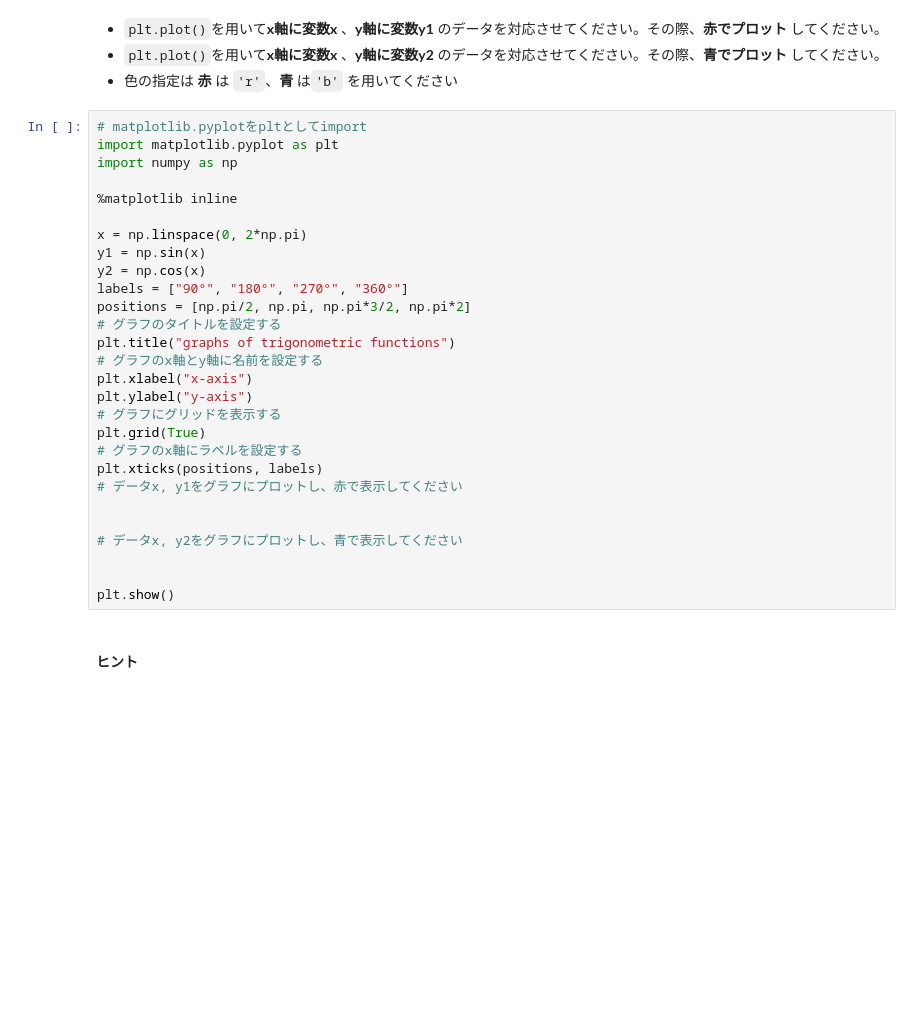
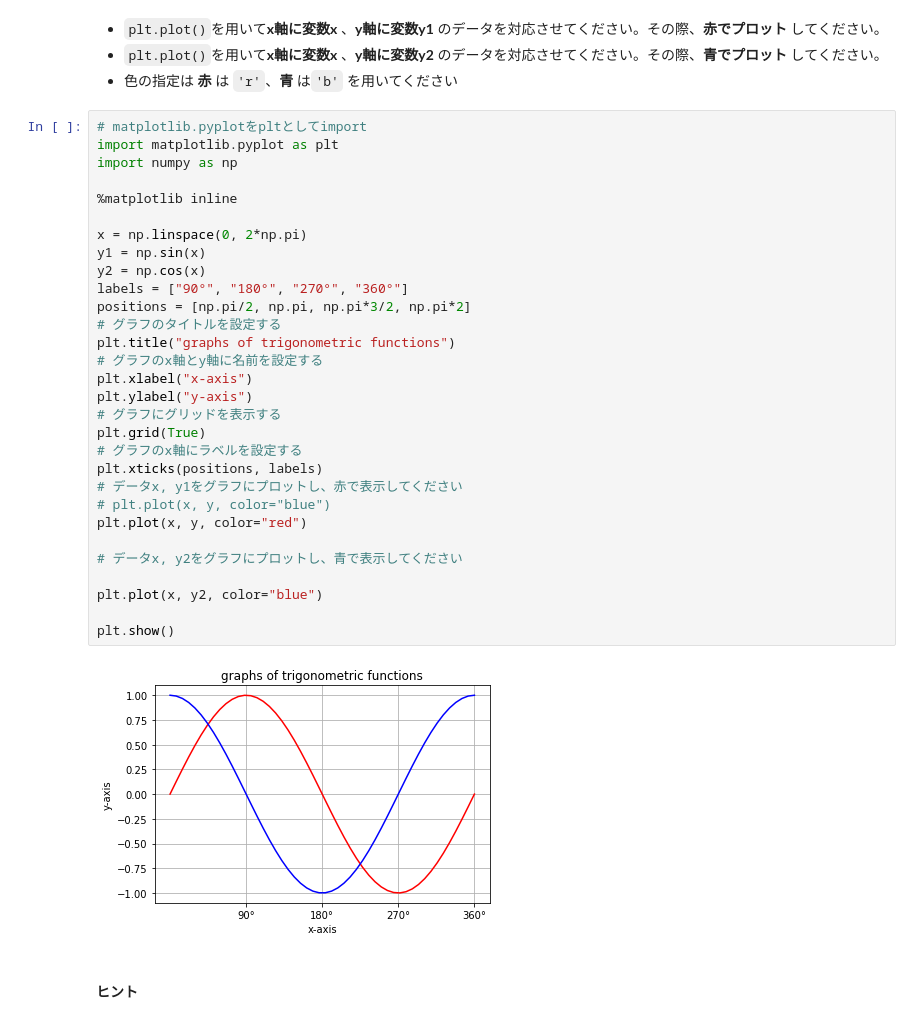
Before and after one commit to Eigo-Mt-Fuji/aiml-training, a Jupyter notebook: 4040_data_visualization/chapter2.ipynb, the cells around one changed output. Saved outputs shown, nothing was run; the diff lists cells and outputs as text; blank space fills up the shorter version.

```diff
--- a/4040_data_visualization/chapter2.ipynb
+++ b/4040_data_visualization/chapter2.ipynb
@@ -373,31 +379,35 @@ plt.show()
 # %%
 # matplotlib.pyplotをpltとしてimport
 import matplotlib.pyplot as plt
 import numpy as np
 
 %matplotlib inline
 
 x = np.linspace(0, 2*np.pi)
 y1 = np.sin(x)
 y2 = np.cos(x)
 labels = ["90°", "180°", "270°", "360°"]
 positions = [np.pi/2, np.pi, np.pi*3/2, np.pi*2]
 # グラフのタイトルを設定する
 plt.title("graphs of trigonometric functions")
 # グラフのx軸とy軸に名前を設定する
 plt.xlabel("x-axis")
 plt.ylabel("y-axis")
 # グラフにグリッドを表示する
 plt.grid(True)
 # グラフのx軸にラベルを設定する
 plt.xticks(positions, labels)
 # データx, y1をグラフにプロットし、赤で表示してください
-
+# plt.plot(x, y, color="blue")
+plt.plot(x, y, color="red")
 
 # データx, y2をグラフにプロットし、青で表示してください
 
+plt.plot(x, y2, color="blue")
 
 plt.show()
+# %% [output]
+[figure, added]
 # %% [markdown]
 #### ヒント
 # %% [markdown]
```
Also changed, not shown: parts of 14 cells of this notebook, 18 other files.
